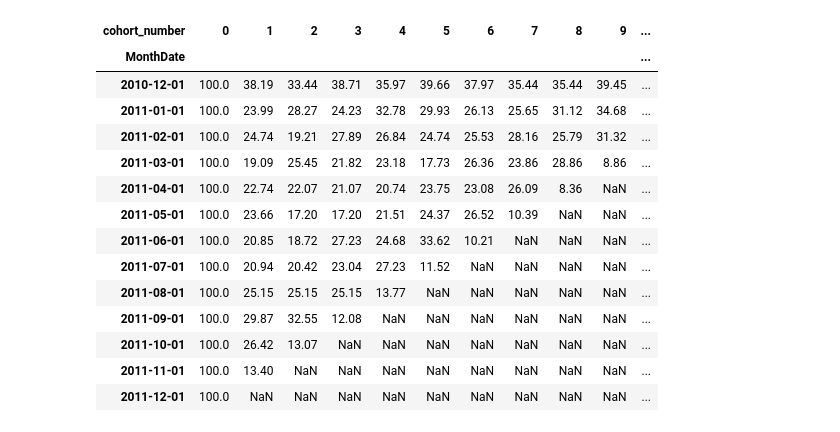
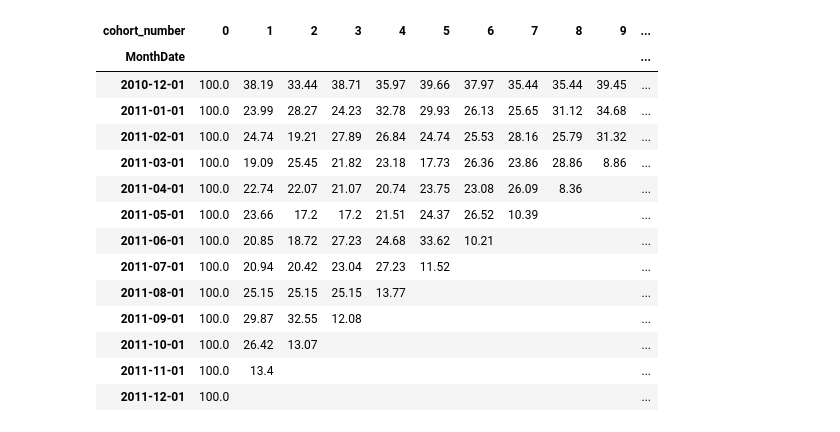
Before and after one commit to sds600/cohorts, a Jupyter notebook: cohort_analysis.ipynb, the cells around one changed output. Cells and saved outputs as stored; diff of their text form; code cells hidden in the pictures.

```diff
--- a/cohort_analysis.ipynb
+++ b/cohort_analysis.ipynb
@@ -33,8 +29,12 @@ def diff_month(row, date, first_date):
     r = abs((d1.year - d2.year) * 12 + d1.month - d2.month)
     return r
 # %%
+param_for_apply = {'date':'Date',
+                   'first_date':'FirstDate',
+                   'axis':1
+                  }
 # Разность от первой даты
-df['cohort_number'] = df.apply(diff_month, date='Date', first_date='FirstDate', axis=1)
+df['cohort_number'] = df.apply(diff_month, **param_for_apply)
 
 # Количество когорт по датам
 df['cohort_count'] = df.groupby(['MonthDate'])['cohort_number'].transform('nunique')
@@ -83,22 +132,22 @@ def retention(row, column):
 ret_df = cohort_df.apply(retention, column='CustomerID', axis=1)
 # %%
 # Удержание
-ret_df
+ret_df.fillna('')
 # %% [output]
 | cohort_number | 0 | 1 | 2 | 3 | 4 | 5 | 6 | 7 | 8 | 9 | ... |
 | MonthDate |  |  |  |  |  |  |  |  |  |  | ... |
 | 2010-12-01 | 100.0 | 38.19 | 33.44 | 38.71 | 35.97 | 39.66 | 37.97 | 35.44 | 35.44 | 39.45 | ... |
 | 2011-01-01 | 100.0 | 23.99 | 28.27 | 24.23 | 32.78 | 29.93 | 26.13 | 25.65 | 31.12 | 34.68 | ... |
 | 2011-02-01 | 100.0 | 24.74 | 19.21 | 27.89 | 26.84 | 24.74 | 25.53 | 28.16 | 25.79 | 31.32 | ... |
 | 2011-03-01 | 100.0 | 19.09 | 25.45 | 21.82 | 23.18 | 17.73 | 26.36 | 23.86 | 28.86 | 8.86 | ... |
-| 2011-04-01 | 100.0 | 22.74 | 22.07 | 21.07 | 20.74 | 23.75 | 23.08 | 26.09 | 8.36 | NaN | ... |
-| 2011-05-01 | 100.0 | 23.66 | 17.20 | 17.20 | 21.51 | 24.37 | 26.52 | 10.39 | NaN | NaN | ... |
-| 2011-06-01 | 100.0 | 20.85 | 18.72 | 27.23 | 24.68 | 33.62 | 10.21 | NaN | NaN | NaN | ... |
-| 2011-07-01 | 100.0 | 20.94 | 20.42 | 23.04 | 27.23 | 11.52 | NaN | NaN | NaN | NaN | ... |
-| 2011-08-01 | 100.0 | 25.15 | 25.15 | 25.15 | 13.77 | NaN | NaN | NaN | NaN | NaN | ... |
-| 2011-09-01 | 100.0 | 29.87 | 32.55 | 12.08 | NaN | NaN | NaN | NaN | NaN | NaN | ... |
-| 2011-10-01 | 100.0 | 26.42 | 13.07 | NaN | NaN | NaN | NaN | NaN | NaN | NaN | ... |
-| 2011-11-01 | 100.0 | 13.40 | NaN | NaN | NaN | NaN | NaN | NaN | NaN | NaN | ... |
-| 2011-12-01 | 100.0 | NaN | NaN | NaN | NaN | NaN | NaN | NaN | NaN | NaN | ... |
+| 2011-04-01 | 100.0 | 22.74 | 22.07 | 21.07 | 20.74 | 23.75 | 23.08 | 26.09 | 8.36 |  | ... |
+| 2011-05-01 | 100.0 | 23.66 | 17.2 | 17.2 | 21.51 | 24.37 | 26.52 | 10.39 |  |  | ... |
+| 2011-06-01 | 100.0 | 20.85 | 18.72 | 27.23 | 24.68 | 33.62 | 10.21 |  |  |  | ... |
+| 2011-07-01 | 100.0 | 20.94 | 20.42 | 23.04 | 27.23 | 11.52 |  |  |  |  | ... |
+| 2011-08-01 | 100.0 | 25.15 | 25.15 | 25.15 | 13.77 |  |  |  |  |  | ... |
+| 2011-09-01 | 100.0 | 29.87 | 32.55 | 12.08 |  |  |  |  |  |  | ... |
+| 2011-10-01 | 100.0 | 26.42 | 13.07 |  |  |  |  |  |  |  | ... |
+| 2011-11-01 | 100.0 | 13.4 |  |  |  |  |  |  |  |  | ... |
+| 2011-12-01 | 100.0 |  |  |  |  |  |  |  |  |  | ... |
 # %%
 # Удержание
```
Also changed, not shown: parts of 12 cells of this notebook.
